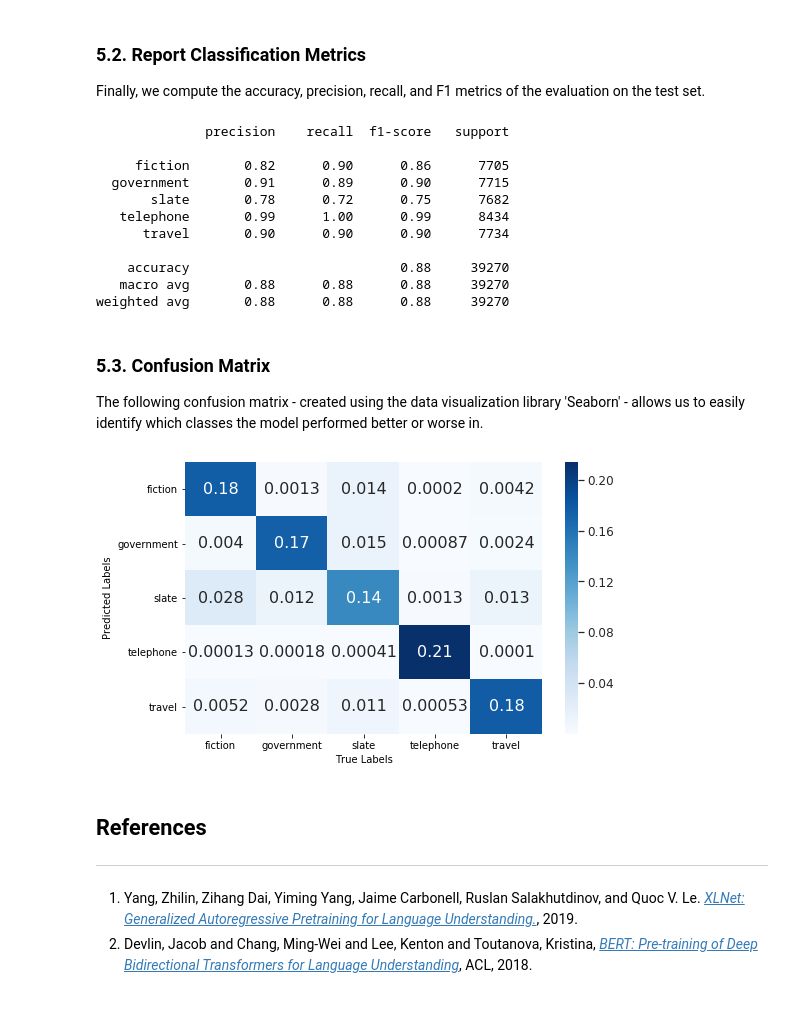
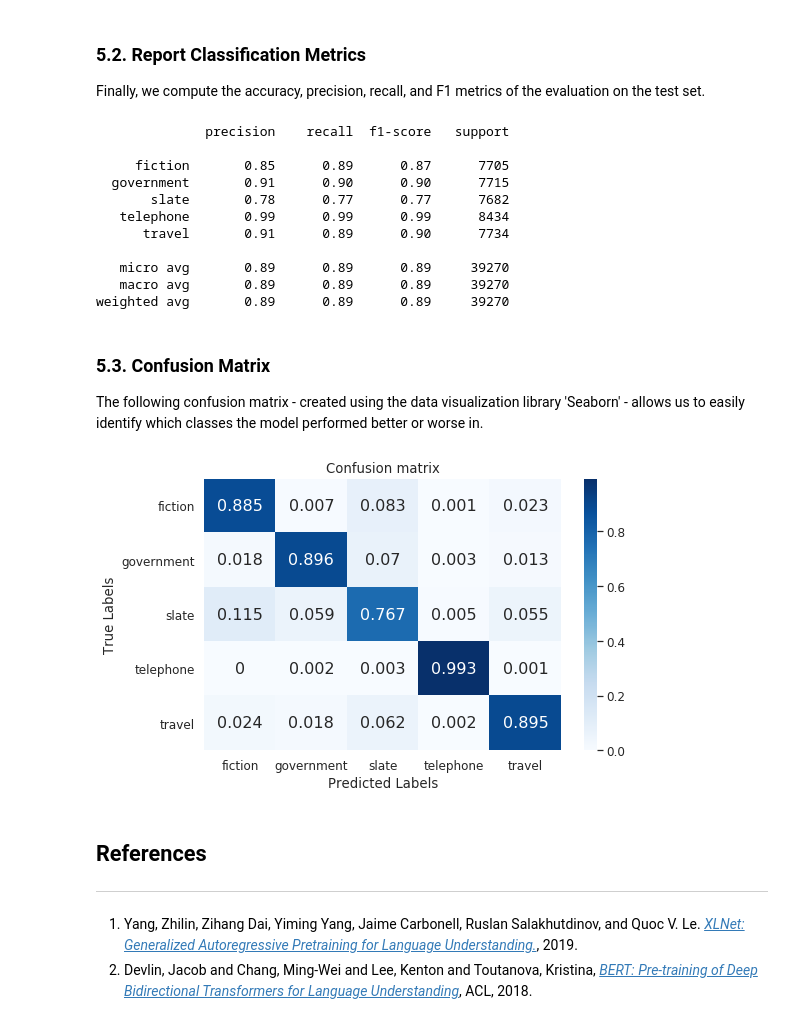
Before and after one commit to microsoft/nlp-recipes, a Jupyter notebook: examples/text_classification/tc_mnli_xlnet.ipynb, the cells around one changed output. Saved outputs shown, nothing was run; the diff lists cells and outputs as text; code cells hidden in the pictures.

Commit message:
Moved Confusion Matrix function to utils_nlp/eval and addressed PR comments

```diff
--- a/examples/text_classification/tc_mnli_xlnet.ipynb
+++ b/examples/text_classification/tc_mnli_xlnet.ipynb
@@ -109,8 +108,8 @@ DATA_FOLDER = "../../../temp"
 XLNET_CACHE_DIR="../../../temp"
 LANGUAGE = Language.ENGLISHCASED
 MAX_SEQ_LENGTH = 128
-BATCH_SIZE = 32
-NUM_GPUS = 2
+BATCH_SIZE = 16
+NUM_GPUS = 1
 NUM_EPOCHS = 1
 TRAIN_SIZE = 0.6
 VAL_SIZE = 0.1
@@ -142,7 +141,7 @@ df = load_pandas_df(DATA_FOLDER, "train")
 df = df[df["gold_label"]=="neutral"]  # get unique sentences
 
 if DEBUG:
-    inds = random.sample(range(len(df.index)), 1000)
+    inds = random.sample(range(len(df.index)), 10000)
     df = df.iloc[inds]
 # %%
 df.head()
@@ -330,22 +329,22 @@ mlflow.end_run()
 # %% [output]
               precision    recall  f1-score   support
 
-     fiction       0.82      0.90      0.86      7705
-  government       0.91      0.89      0.90      7715
-       slate       0.78      0.72      0.75      7682
-   telephone       0.99      1.00      0.99      8434
-      travel       0.90      0.90      0.90      7734
+     fiction       0.85      0.89      0.87      7705
+  government       0.91      0.90      0.90      7715
+       slate       0.78      0.77      0.77      7682
+   telephone       0.99      0.99      0.99      8434
+      travel       0.91      0.89      0.90      7734
 
-    accuracy                           0.88     39270
-   macro avg       0.88      0.88      0.88     39270
-weighted avg       0.88      0.88      0.88     39270
+   micro avg       0.89      0.89      0.89     39270
+   macro avg       0.89      0.89      0.89     39270
+weighted avg       0.89      0.89      0.89     39270
 # %% [markdown]
 ### 5.3. Confusion Matrix
 The following confusion matrix - created using the data visualization library 'Seaborn' - allows us to easily identify which classes the model performed better or worse in.
 # %%
-generate_confusion_matrix(labels_test,preds,label_encoder.classes_)
+plot_confusion_matrix(labels_test,preds,label_encoder.classes_, normalize=True)
 # %% [output]
-[figure, old version]
+[figure, new version]
 # %%
 mlflow.end_run()
 # %% [markdown]
```
Also changed, not shown: parts of 2 cells of this notebook, 3 other files.
